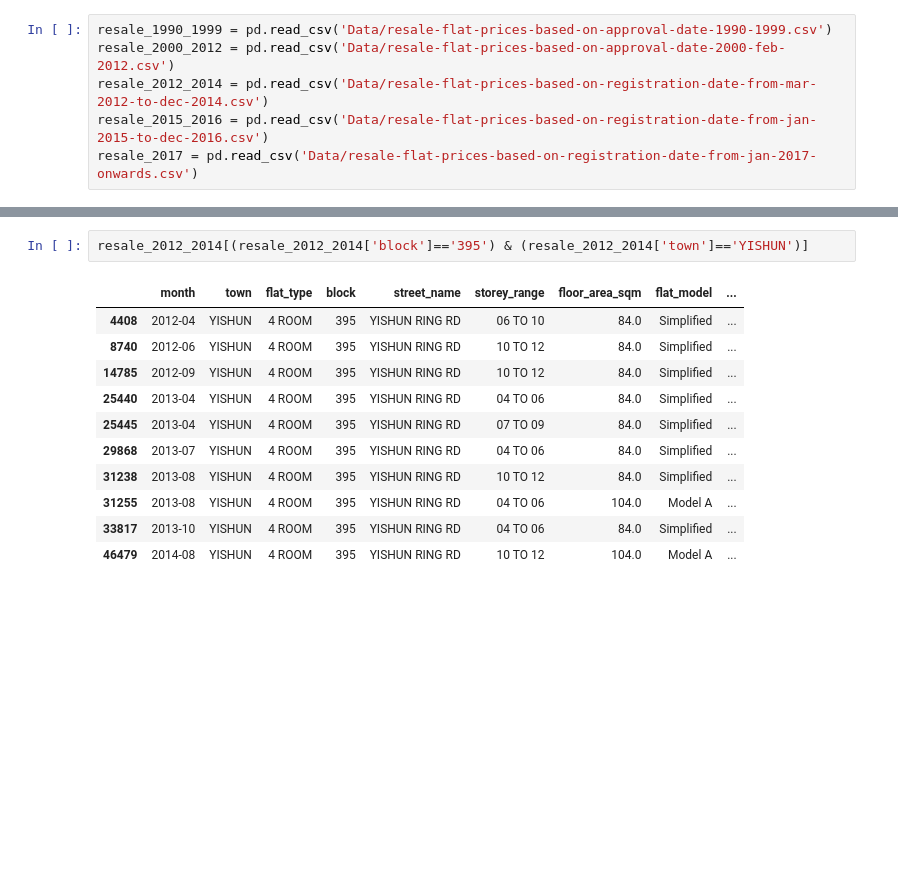
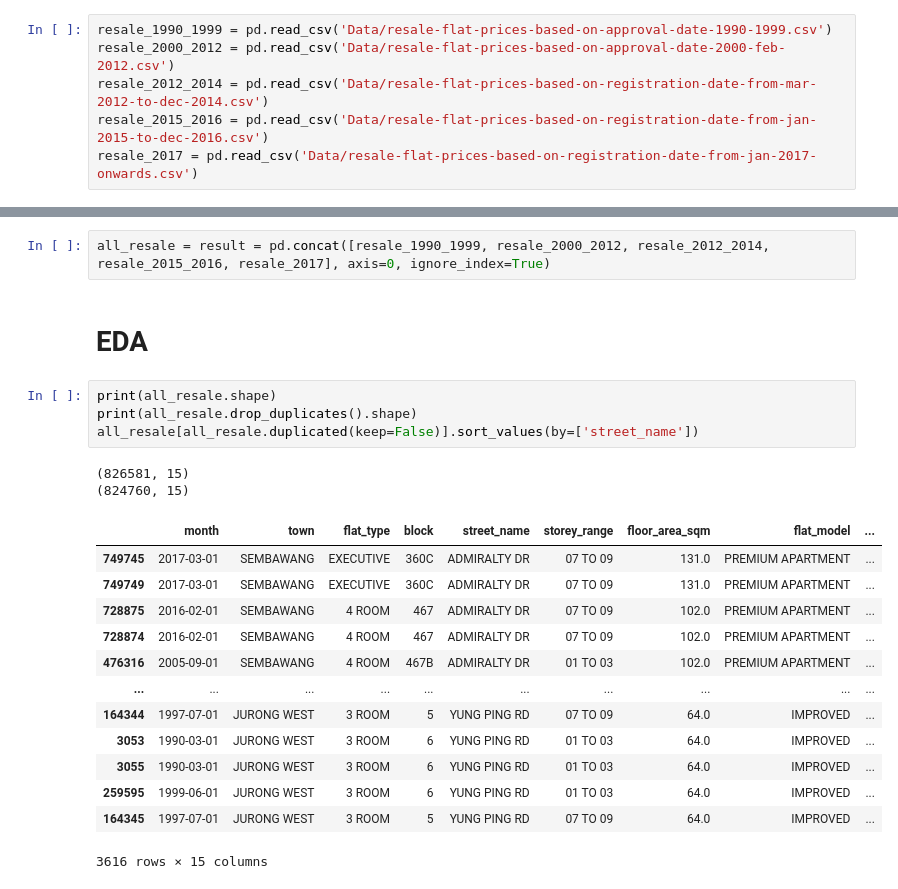
Before and after one commit to elaxius/model-tuning, a Jupyter notebook: hdb_modelling.ipynb, the cells around one changed output, grey strips where cells are left out. Cells and saved outputs as stored; diff of their text form; blank space fills up the shorter version.

```diff
--- a/hdb_modelling.ipynb
+++ b/hdb_modelling.ipynb
@@ -29,14 +21,24 @@ resale_2000_2012.merge(resale_2012_2014, on=['block', 'street_name', 'floor_area
-# %%
-resale_2012_2014[(resale_2012_2014['block']=='395') & (resale_2012_2014['town']=='YISHUN')]
-# %% [output]
-|  | month | town | flat_type | block | street_name | storey_range | floor_area_sqm | flat_model | ... |
-| 4408 | 2012-04 | YISHUN | 4 ROOM | 395 | YISHUN RING RD | 06 TO 10 | 84.0 | Simplified | ... |
-| 8740 | 2012-06 | YISHUN | 4 ROOM | 395 | YISHUN RING RD | 10 TO 12 | 84.0 | Simplified | ... |
-| 14785 | 2012-09 | YISHUN | 4 ROOM | 395 | YISHUN RING RD | 10 TO 12 | 84.0 | Simplified | ... |
-| 25440 | 2013-04 | YISHUN | 4 ROOM | 395 | YISHUN RING RD | 04 TO 06 | 84.0 | Simplified | ... |
-| 25445 | 2013-04 | YISHUN | 4 ROOM | 395 | YISHUN RING RD | 07 TO 09 | 84.0 | Simplified | ... |
-| 29868 | 2013-07 | YISHUN | 4 ROOM | 395 | YISHUN RING RD | 04 TO 06 | 84.0 | Simplified | ... |
-| 31238 | 2013-08 | YISHUN | 4 ROOM | 395 | YISHUN RING RD | 10 TO 12 | 84.0 | Simplified | ... |
-| 31255 | 2013-08 | YISHUN | 4 ROOM | 395 | YISHUN RING RD | 04 TO 06 | 104.0 | Model A | ... |
-| 33817 | 2013-10 | YISHUN | 4 ROOM | 395 | YISHUN RING RD | 04 TO 06 | 84.0 | Simplified | ... |
-| 46479 | 2014-08 | YISHUN | 4 ROOM | 395 | YISHUN RING RD | 10 TO 12 | 104.0 | Model A | ... |
+# %%
+all_resale = result = pd.concat([resale_1990_1999, resale_2000_2012, resale_2012_2014, resale_2015_2016, resale_2017], axis=0, ignore_index=True)
+# %% [markdown]
+# EDA
+# %%
+print(all_resale.shape)
+print(all_resale.drop_duplicates().shape)
+all_resale[all_resale.duplicated(keep=False)].sort_values(by=['street_name'])
+# %% [output]
+(826581, 15)
+(824760, 15)
+|  | month | town | flat_type | block | street_name | storey_range | floor_area_sqm | flat_model | ... |
+| 749745 | 2017-03-01 | SEMBAWANG | EXECUTIVE | 360C | ADMIRALTY DR | 07 TO 09 | 131.0 | PREMIUM APARTMENT | ... |
+| 749749 | 2017-03-01 | SEMBAWANG | EXECUTIVE | 360C | ADMIRALTY DR | 07 TO 09 | 131.0 | PREMIUM APARTMENT | ... |
+| 728875 | 2016-02-01 | SEMBAWANG | 4 ROOM | 467 | ADMIRALTY DR | 07 TO 09 | 102.0 | PREMIUM APARTMENT | ... |
+| 728874 | 2016-02-01 | SEMBAWANG | 4 ROOM | 467 | ADMIRALTY DR | 07 TO 09 | 102.0 | PREMIUM APARTMENT | ... |
+| 476316 | 2005-09-01 | SEMBAWANG | 4 ROOM | 467B | ADMIRALTY DR | 01 TO 03 | 102.0 | PREMIUM APARTMENT | ... |
+| ... | ... | ... | ... | ... | ... | ... | ... | ... | ... |
+| 164344 | 1997-07-01 | JURONG WEST | 3 ROOM | 5 | YUNG PING RD | 07 TO 09 | 64.0 | IMPROVED | ... |
+| 3053 | 1990-03-01 | JURONG WEST | 3 ROOM | 6 | YUNG PING RD | 01 TO 03 | 64.0 | IMPROVED | ... |
+| 3055 | 1990-03-01 | JURONG WEST | 3 ROOM | 6 | YUNG PING RD | 01 TO 03 | 64.0 | IMPROVED | ... |
+| 259595 | 1999-06-01 | JURONG WEST | 3 ROOM | 6 | YUNG PING RD | 01 TO 03 | 64.0 | IMPROVED | ... |
+| 164345 | 1997-07-01 | JURONG WEST | 3 ROOM | 5 | YUNG PING RD | 07 TO 09 | 64.0 | IMPROVED | ... |
+3616 rows × 15 columns
```
Also changed, not shown: parts of 27 cells of this notebook.
